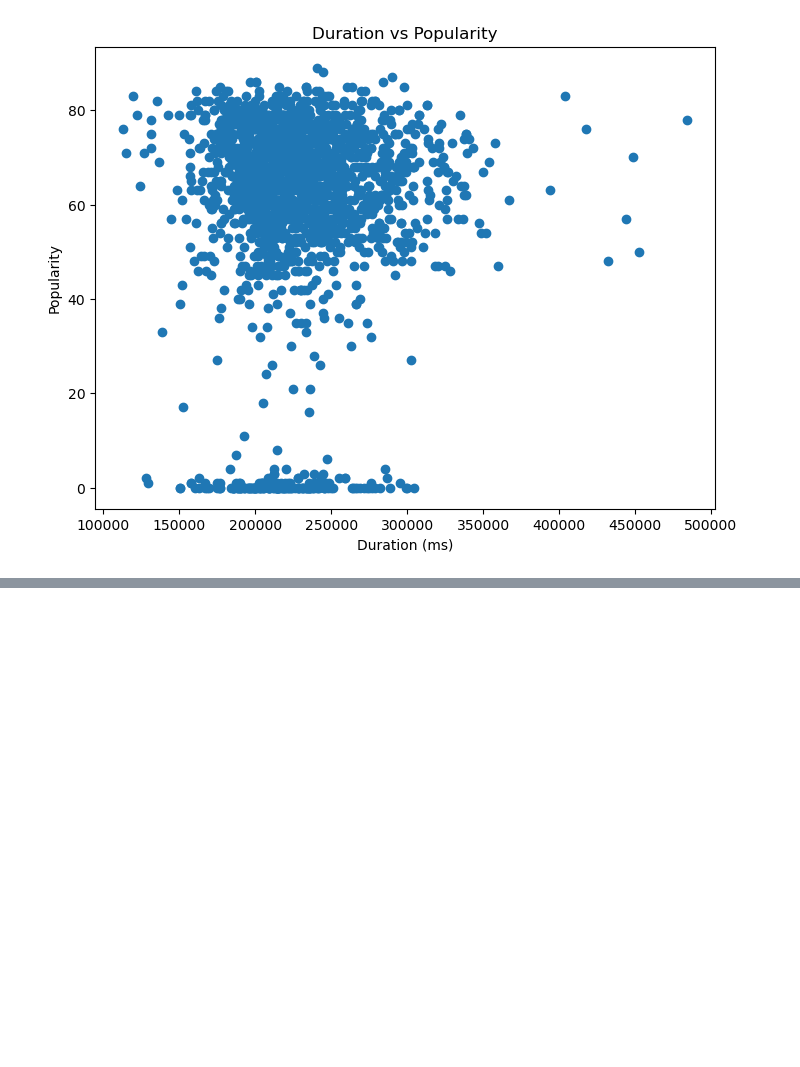
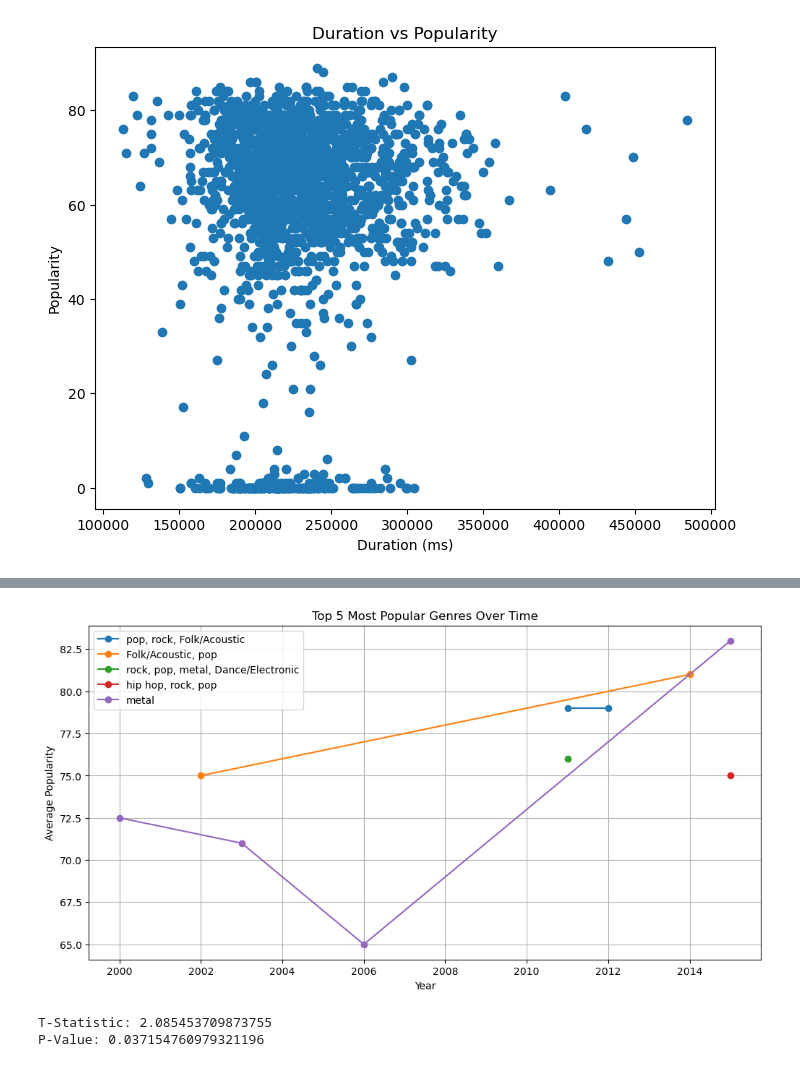
Before and after one commit to Ifaxox/Project-1-Data_Vis_Spotify, a Jupyter notebook: Final.analysis.ipynb, the cells around one changed output, grey strips where cells are left out. Drawn from its saved outputs; the diff is of its cells as text; code cells hidden in the pictures; blank space fills up the shorter version.

```diff
--- a/Final.analysis.ipynb
+++ b/Final.analysis.ipynb
@@ -76,0 +104,42 @@ plt.show()
+# %%
+# converting the 'popularity' column to numeric
+df['popularity'] = pd.to_numeric(df['popularity'])
+
+# grouping the data by genre and year, and calculate the mean popularity for each genre in each year
+genre_year_popularity = df.groupby(['year', 'genre'])['popularity'].mean().reset_index()
+
+# determineing the top 5 genres of all time by average popularity
+top_5_genres = genre_year_popularity.groupby('genre')['popularity'].mean().nlargest(5).index
+
+# filtering the original DataFrame to only include the top 5 genres
+top_genres_popularity = genre_year_popularity[genre_year_popularity['genre'].isin(top_5_genres)]
+
+# createiing a line plot for each genre
+plt.figure(figsize=(12, 6))
+for genre in top_5_genres:
+    data = top_genres_popularity[top_genres_popularity['genre'] == genre]
+    plt.plot(data['year'], data['popularity'], marker='o', label=genre)
+
+plt.xlabel('Year')
+plt.ylabel('Average Popularity')
+plt.title('Top 5 Most Popular Genres Over Time')
+plt.legend()
+plt.grid()
+plt.show()
+# %% [output]
+[figure, added]
+# %%
+#Hypothesis: There is a significant difference in the popularity scores between explicit and non-explicit tracks.
+#Null Hypothesis: There is no significant difference in the popularity scores between explicit and non-explicit tracks.
+from scipy.stats import ttest_ind
+#spliting the dataset into two groups based on a condition (e.g., explicit vs. non-explicit tracks)
+explicit_tracks = df[df['explicit'] == True]
+non_explicit_tracks = df[df['explicit'] == False]
+#performing a t-test to compare the popularity scores of the two groups
+t_statistic, p_value = ttest_ind(explicit_tracks['popularity'], non_explicit_tracks['popularity'])
+#printing the t-statistic and p-value
+print("T-Statistic:", t_statistic)
+print("P-Value:", p_value)
+# %% [output]
+T-Statistic: 2.085453709873755
+P-Value: 0.037154760979321196
```
Also changed, not shown: parts of 2 cells of this notebook, 9 other files.
